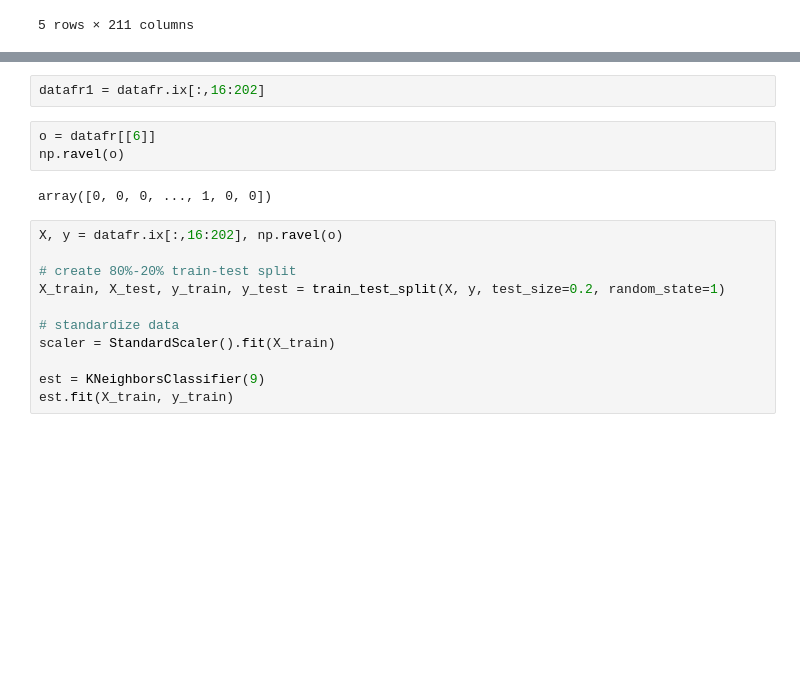
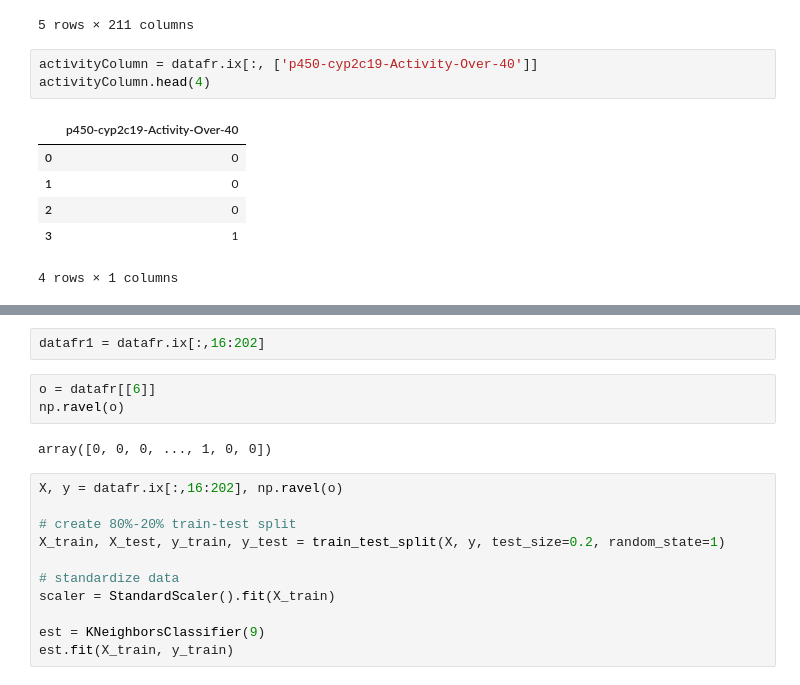
Before and after one commit to 5x5x5x5/kin, a Jupyter notebook: practice.ipynb, the cells around one changed output, grey strips where cells are left out. Saved outputs shown, nothing was run; the diff lists cells and outputs as text; blank space fills up the shorter version.

```diff
--- a/practice.ipynb
+++ b/practice.ipynb
@@ -336,3 +336,13 @@ datafr.head()
 | 3 | 842408 | S1c2cc(N(S(=O)(=O)c3sccc3)C(=O)C)... | 644675 | True | Biodiverse | 2 | ... |
 | 4 | 842584 | Clc1ccccc1-c1[nH]nc(n1)-c1ccccc1 | 644851 | True | Biodiverse | 2 | ... |
 5 rows × 211 columns
+# %%
+activityColumn = datafr.ix[:, ['p450-cyp2c19-Activity-Over-40']]
+activityColumn.head(4)
+# %% [output]
+|  | p450-cyp2c19-Activity-Over-40 |
+| 0 | 0 |
+| 1 | 0 |
+| 2 | 0 |
+| 3 | 1 |
+4 rows × 1 columns
```
Also changed, not shown: parts of 22 cells of this notebook.
